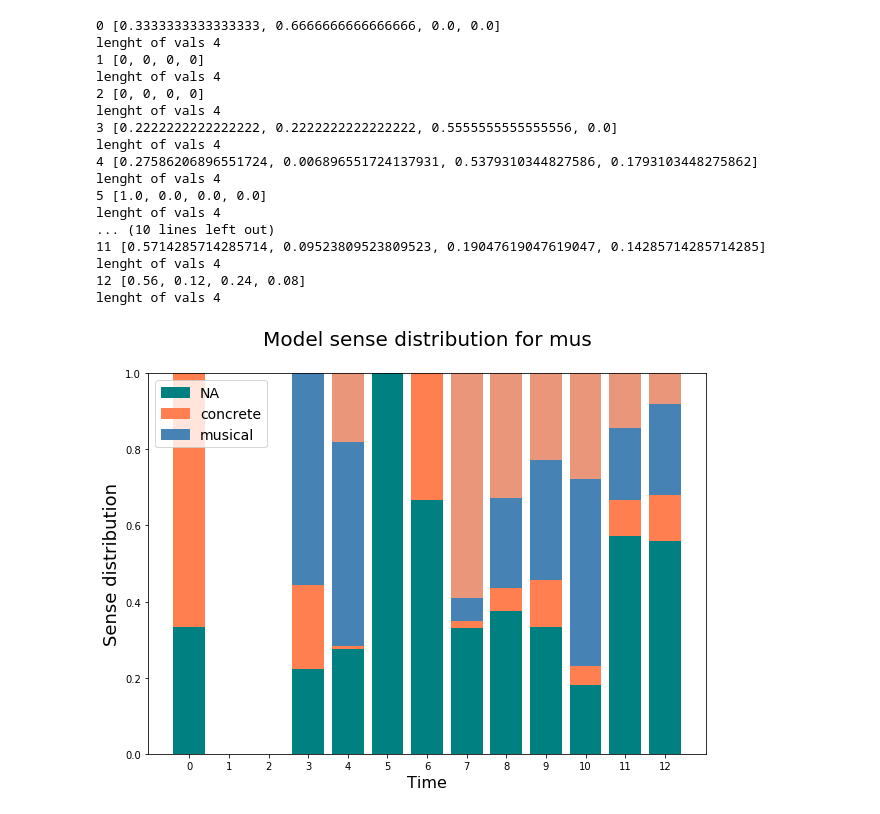
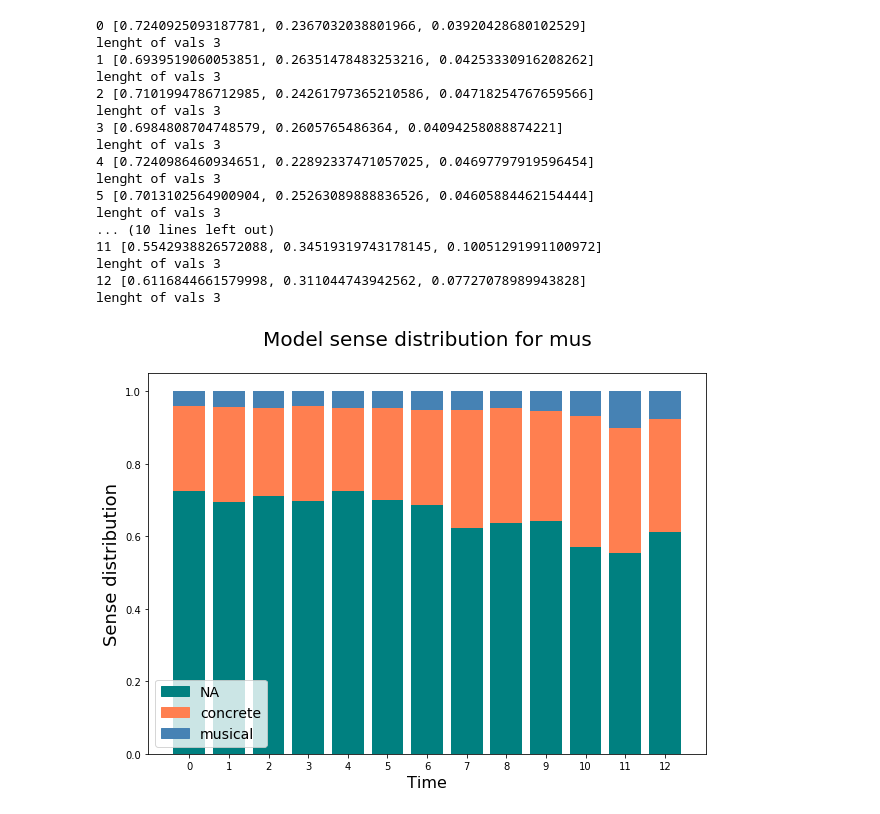
Before and after one commit to alan-turing-institute/seed-semantic-change, a Jupyter notebook: evaluation/plotting_for_paper.ipynb, the cells around one changed output. Cells and saved outputs as stored; diff of their text form; code cells hidden in the pictures.

```diff
--- a/evaluation/plotting_for_paper.ipynb
+++ b/evaluation/plotting_for_paper.ipynb
@@ -9,10 +9,9 @@ import matplotlib
 matplotlib.rcParams['figure.figsize'] = [10,7]
 import matplotlib.patches as mpatches
 # %%
-# Change here below with the PERIOD_RELATIVE data for the expert output
+# Change here below with the PERIOD_RELATIVE_MODEL data for the model output
 
-valeurs = {0: [0.3333333333333333, 0.6666666666666666, 0.0, 0.0], 1: [0, 0, 0, 0], 2: [0, 0, 0, 0], 3: [0.2222222222222222, 0.2222222222222222, 0.5555555555555556, 0.0], 4: [0.27586206896551724, 0.006896551724137931, 0.5379310344827586, 0.1793103448275862], 5: [1.0, 0.0, 0.0, 0.0], 6: [0.6666666666666666, 0.3333333333333333, 0.0, 0.0], 7: [0.33035714285714285, 0.017857142857142856, 0.0625, 0.5892857142857143], 8: [0.37623762376237624, 0.0594059405940594, 0.2376237623762376, 0.32673267326732675], 9: [0.3333333333333333, 0.12280701754385964, 0.3157894736842105, 0.22807017543859648], 10: [0.18032786885245902, 0.04918032786885246, 0.4918032786885246, 0.2786885245901639], 11: [0.5714285714285714, 0.09523809523809523, 0.19047619047619047, 0.14285714285714285], 12: [0.56, 0.12, 0.24, 0.08]}
-
+valeurs = {0: [0.7240925093187781, 0.2367032038801966, 0.03920428680102529], 1: [0.6939519060053851, 0.26351478483253216, 0.04253330916208262], 2: [0.7101994786712985, 0.24261797365210586, 0.04718254767659566], 3: [0.6984808704748579, 0.2605765486364, 0.04094258088874221], 4: [0.7240986460934651, 0.22892337471057025, 0.04697797919596454], 5: [0.7013102564900904, 0.25263089888836526, 0.04605884462154444], 6: [0.6852774135427685, 0.26405434926159144, 0.050668237195639954], 7: [0.6243142656283787, 0.32495194742435346, 0.050733786947267816], 8: [0.6372315072564246, 0.316665233849118, 0.046103258894457294], 9: [0.6411774147268822, 0.3058241476685505, 0.05299843760456735], 10: [0.5714993206760371, 0.3598754301301137, 0.06862524919384912], 11: [0.5542938826572088, 0.34519319743178145, 0.10051291991100972], 12: [0.6116844661579998, 0.311044743942562, 0.07727078989943828]}
 
 colors = dict(mcolors.BASE_COLORS, **mcolors.CSS4_COLORS)
 couleurs = list()
@@ -52,50 +51,50 @@ for key,vals in valeurs.items():
             #plt.bar(x=key, height=vals[i],bottom=previous,color=colours[i])
             #plt.bar(x=key, height=vals[i],bottom=previous)
             plt.bar(x=key, height=vals[i],bottom=previous,color=colors[i])
 
 plt.xticks(range(len(valeurs)), valeurs.keys())
 plt.ylabel('Sense distribution',fontsize=18)
 #plt.legend(a)
 plt.title('Model sense distribution for mus\n',fontsize=20)
 plt.xlabel('Time',fontsize=16)
 
 
 first_patch = mpatches.Patch(color='teal', label='NA')
 second_patch = mpatches.Patch(color='coral', label='concrete')
 third_patch = mpatches.Patch(color='steelblue', label='musical')
 fourth_patch = mpatches.Patch(color='thistle', label='abstract')
 
 
 plt.legend(handles=[first_patch, second_patch, third_patch])
 
 
 params = {'legend.fontsize': 14,
           }
 plt.rcParams.update(params)
 
 #plt.figure(figsize=(20,10))
 image = plt.gcf()
 image.savefig("harmonia_MODEL_paper.png")
 plt.show()
 # %% [output]
-0 [0.3333333333333333, 0.6666666666666666, 0.0, 0.0]
-lenght of vals 4
-1 [0, 0, 0, 0]
-lenght of vals 4
-2 [0, 0, 0, 0]
-lenght of vals 4
-3 [0.2222222222222222, 0.2222222222222222, 0.5555555555555556, 0.0]
-lenght of vals 4
-4 [0.27586206896551724, 0.006896551724137931, 0.5379310344827586, 0.1793103448275862]
-lenght of vals 4
-5 [1.0, 0.0, 0.0, 0.0]
-lenght of vals 4
+0 [0.7240925093187781, 0.2367032038801966, 0.03920428680102529]
+lenght of vals 3
+1 [0.6939519060053851, 0.26351478483253216, 0.04253330916208262]
+lenght of vals 3
+2 [0.7101994786712985, 0.24261797365210586, 0.04718254767659566]
+lenght of vals 3
+3 [0.6984808704748579, 0.2605765486364, 0.04094258088874221]
+lenght of vals 3
+4 [0.7240986460934651, 0.22892337471057025, 0.04697797919596454]
+lenght of vals 3
+5 [0.7013102564900904, 0.25263089888836526, 0.04605884462154444]
+lenght of vals 3
 ... (10 lines left out)
-11 [0.5714285714285714, 0.09523809523809523, 0.19047619047619047, 0.14285714285714285]
-lenght of vals 4
-12 [0.56, 0.12, 0.24, 0.08]
-lenght of vals 4
+11 [0.5542938826572088, 0.34519319743178145, 0.10051291991100972]
+lenght of vals 3
+12 [0.6116844661579998, 0.311044743942562, 0.07727078989943828]
+lenght of vals 3
-[figure, old version]
+[figure, new version]
 # %%
 !ls .
 # %% [output]
```
Also changed, not shown: parts of 2 cells of this notebook, 2 other files.
